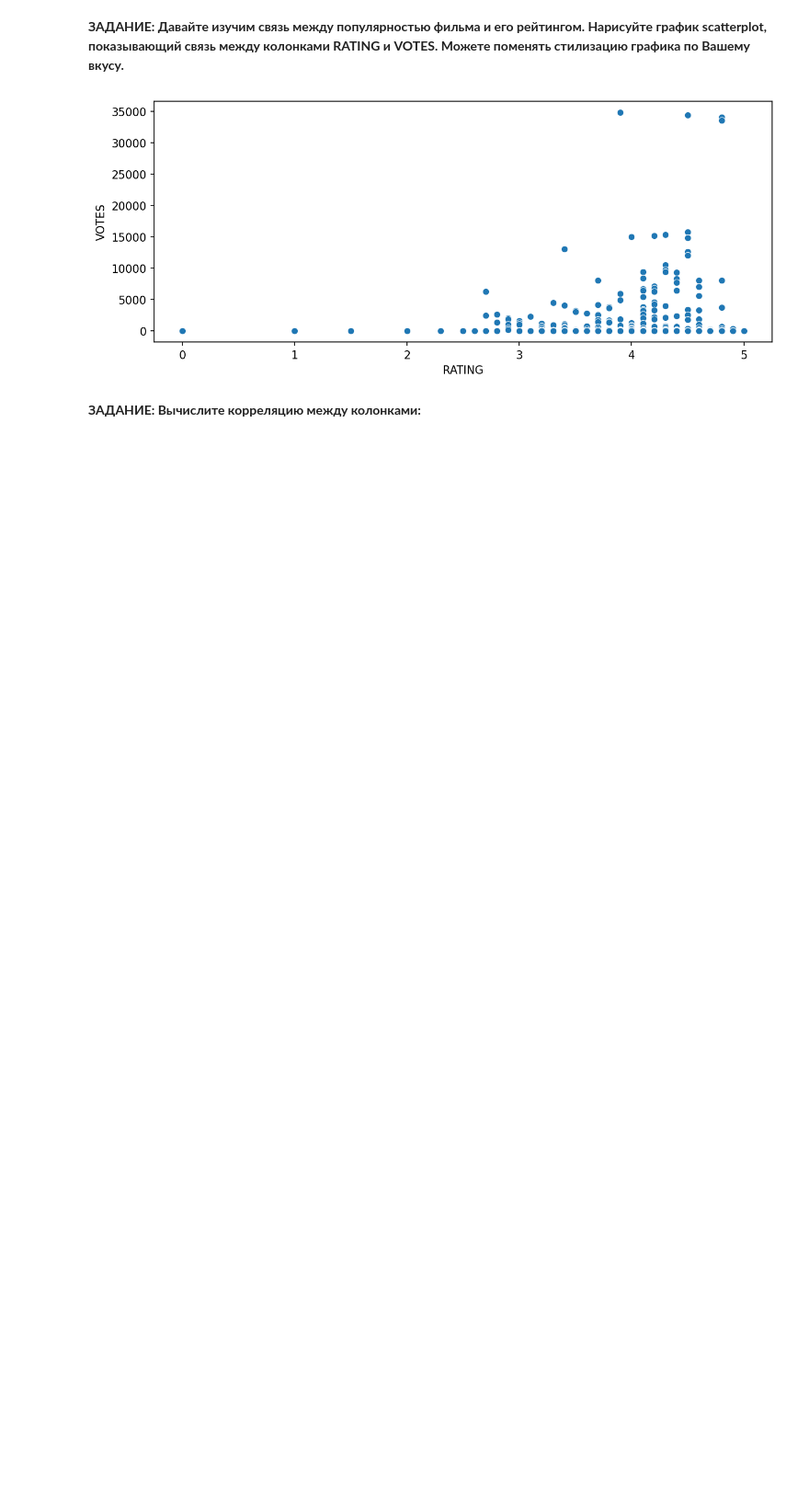
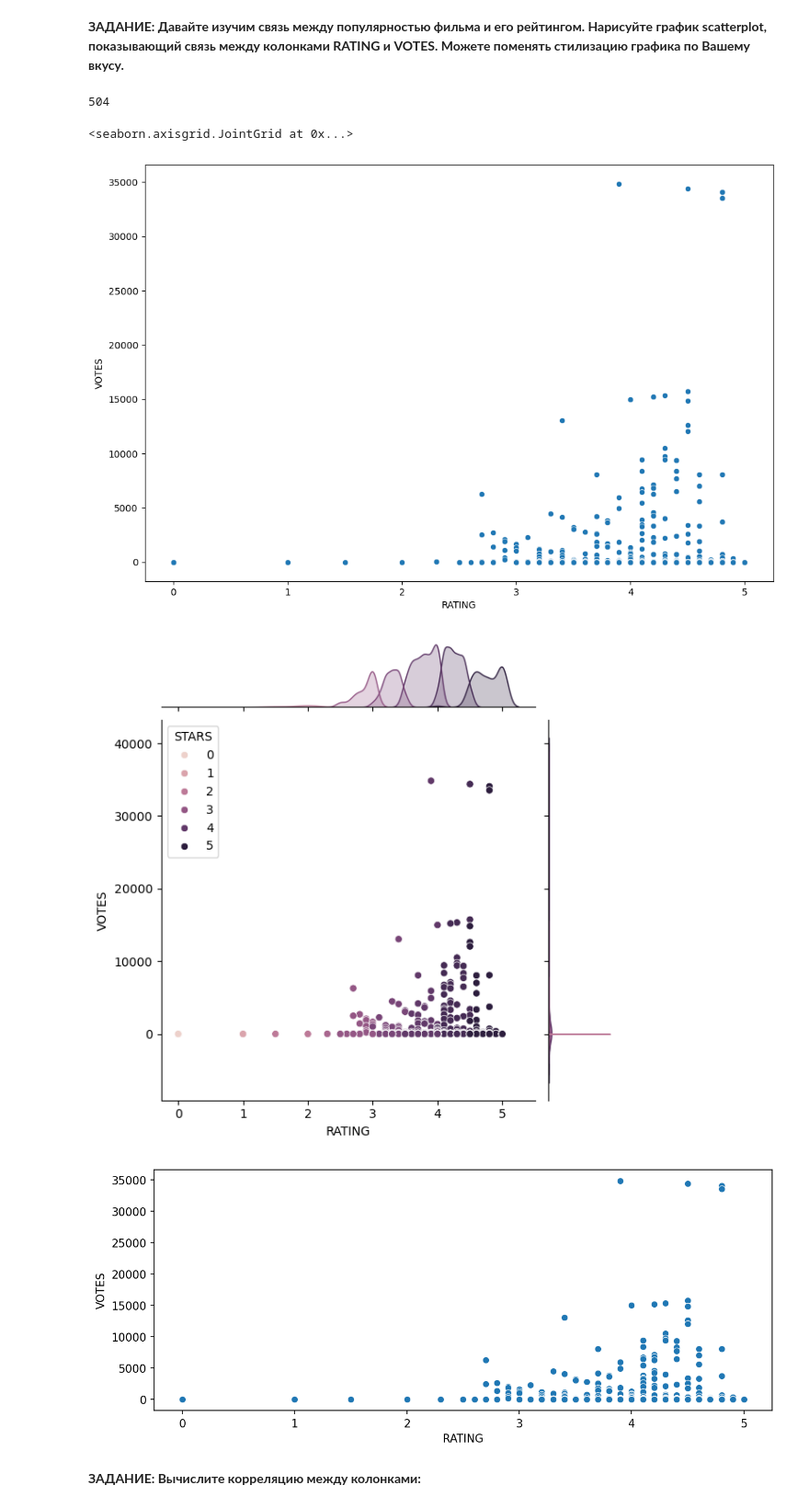
Before and after one commit to Azernem/Data_Science, a Jupyter notebook: NOTEBOOKS/06-Capstone-Project/00-Capstone-Project.ipynb, the cells around one changed output. Shown at 92% size. Cells and saved outputs as stored; diff of their text form; code cells hidden in the pictures; blank space fills up the shorter version.

Commit message:
project analysis overestimation ratung, difference stars and real ratings

```diff
--- a/NOTEBOOKS/06-Capstone-Project/00-Capstone-Project.ipynb
+++ b/NOTEBOOKS/06-Capstone-Project/00-Capstone-Project.ipynb
@@ -122,3 +146,14 @@ memory usage: 15.9+ KB
+# %%
+# НАПИШИТЕ ВАШ КОД В ЭТОЙ ЯЧЕЙКЕ!
+fig = plt.figure(figsize= (12, 8))
+print(len(fandango))
+sns.scatterplot(data = fandango, y = 'VOTES', x = 'RATING')
+sns.jointplot(data = fandango, y = 'VOTES', x = 'RATING', hue = 'STARS')
+# %% [output]
+504
+<seaborn.axisgrid.JointGrid at 0x...>
+[figure, added]
+[figure, added]
 # %%
 # %% [output]
 [figure]
```
Also changed, not shown: parts of 23 cells of this notebook.
